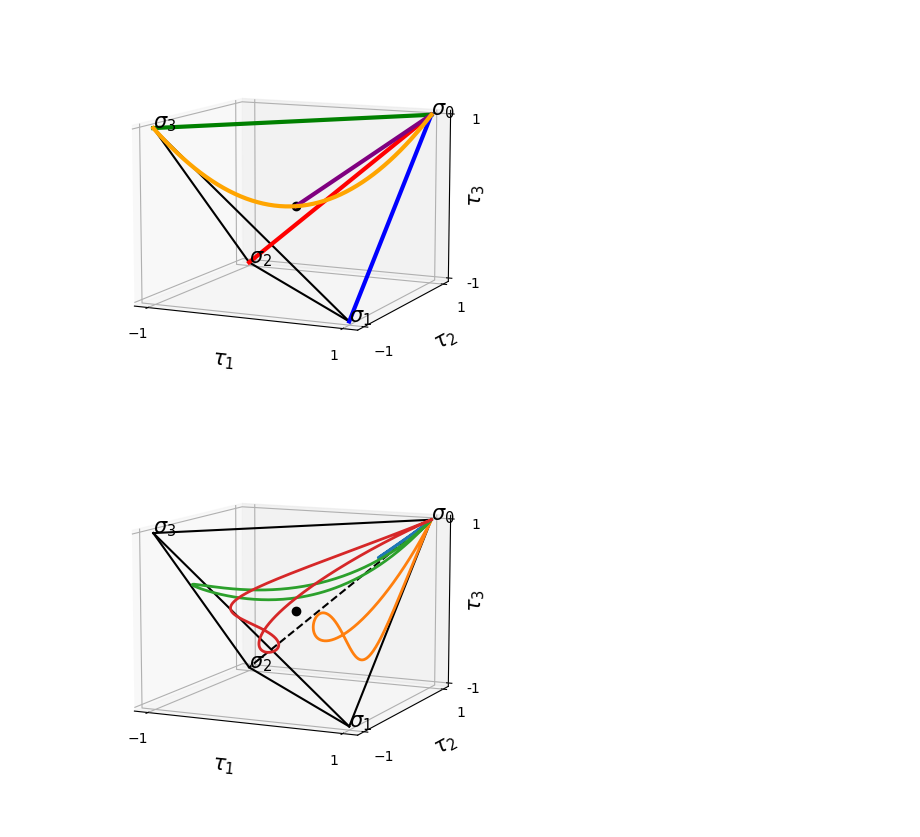
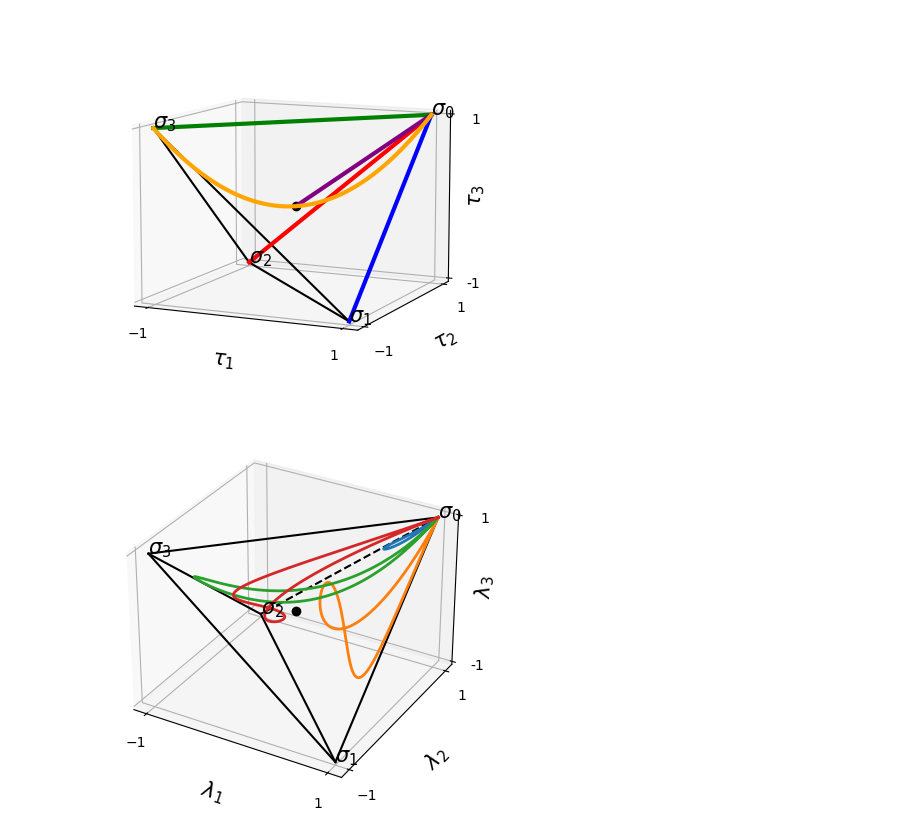
Before and after one commit to tbasile/Una-Rotacion-Parametrizada, a Jupyter notebook: Codigo/Otros-dibujos.ipynb, the cells around one changed output. Drawn from its saved outputs; the diff is of its cells as text; code cells hidden in the pictures.

```diff
--- a/Codigo/Otros-dibujos.ipynb
+++ b/Codigo/Otros-dibujos.ipynb
@@ -189,18 +189,18 @@ ax.text(-1,-1,1,'$\sigma_3$',size=15)
 plt.plot(0,0,0,'ko')
 #     ax.text(0,0,0,'O',size=20)
 
-ax.set_xlabel(r'$\tau_1$', fontsize=15)
-ax.set_ylabel(r'$\tau_2$',fontsize=15)
+ax.set_xlabel(r'$\lambda_1$', fontsize=15)
+ax.set_ylabel(r'$\lambda_2$',fontsize=15)
 
 
 plt.xticks([-1,1],fontsize=10)
 plt.yticks([-1,1],fontsize=10)
 ax.set_zticks([-1, 1])
 ax.set_zticklabels([-1,1],fontsize=10)
-ax.set_zlabel(r'$\tau_3$', fontsize=15, rotation = 0)
+ax.set_zlabel(r'$\lambda_3$', fontsize=15, rotation = 0)
 ax.zaxis.labelpad=-8.0 # <- change the value here
 
-ax.view_init(10,295)
+# ax.view_init(10,295)
 
 
 np.random.seed(15)
@@ -216,31 +216,31 @@ for i in range(4):
     phi3 = np.random.random()*np.pi
     phi4 = np.random.random()*np.pi
     phi5 = np.random.random()*np.pi*2
 
     xi1 = np.random.random()*np.pi
     xi2 = np.random.random()*np.pi
     xi3 = np.random.random()*np.pi*2
 
     U = matrizU([mu,nu,theta,phi1,phi2,phi3,phi4,phi5,xi1,xi2,xi3])
 
     norma = np.sin(nu)*np.cos(mu)
     normb = np.sin(nu)*np.sin(mu)
     normc = np.cos(nu)
 
 
     # Definimos los vectores c,a,b
     c = U@np.array([0,0,normc,0])
     b = U@np.array([0,normb,0,0])
     a = U@np.array([norma,0,0,0])
 
 
     lambdas1,lambdas2,lambdas3 = lamb_abc(a,b,c)
 
 
     plt.plot(lambdas1,lambdas2,lambdas3,linewidth=2)
 
 
 
 plt.show()
 # %% [output]
-[figure, old version]
+[figure, new version]
```
Also changed, not shown: 3 other files.
